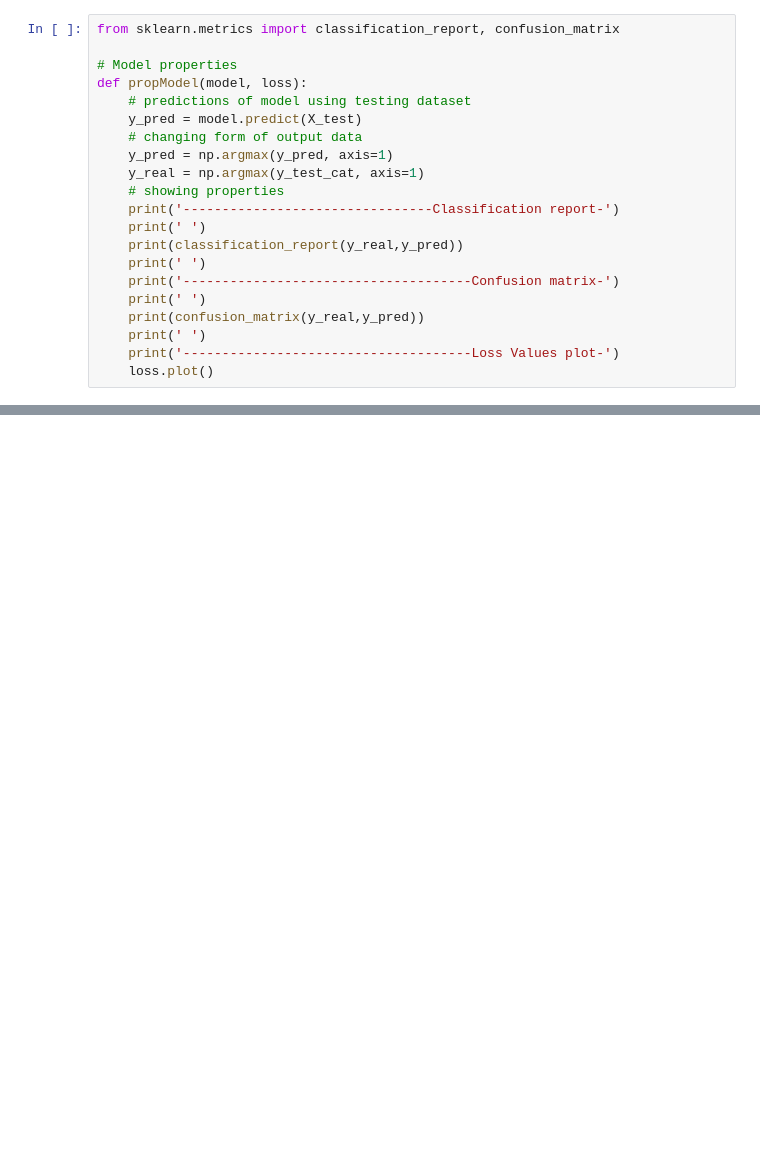
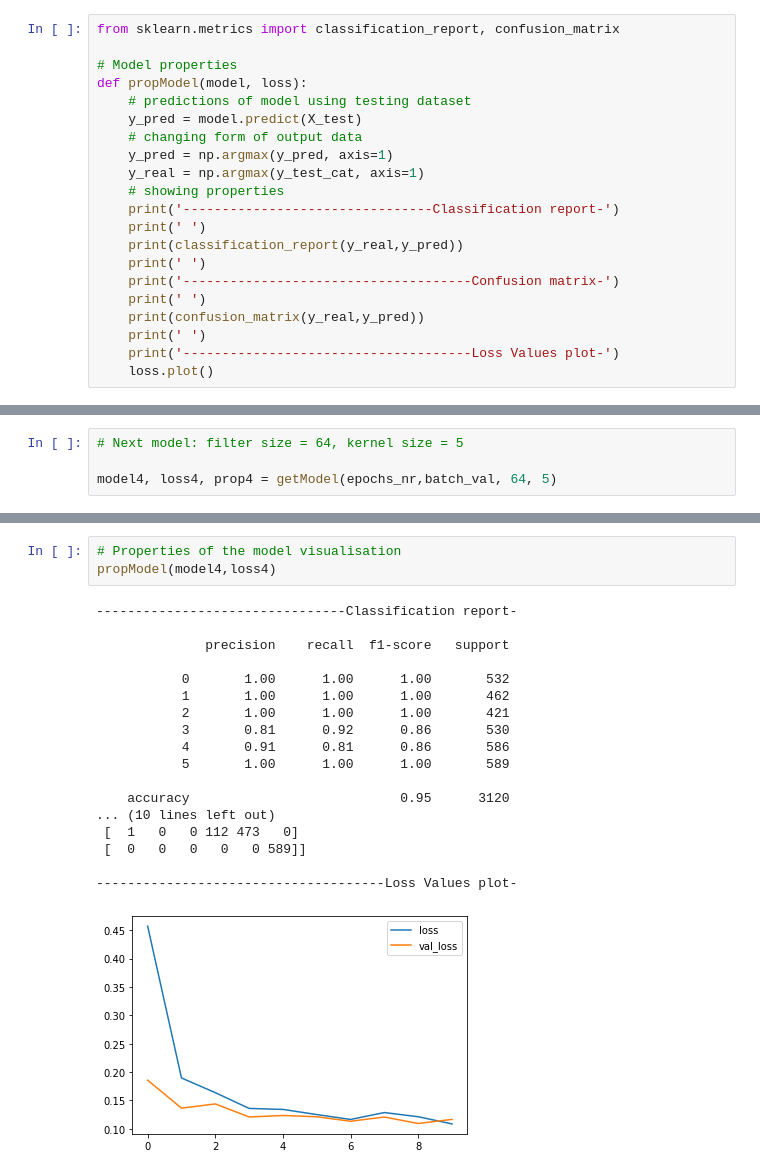
Before and after one commit to mkowalsky0/Human_Activities_Recognition, a Jupyter notebook: CNN_Model.ipynb, the cells around one changed output, grey strips where cells are left out. Cells and saved outputs as stored; diff of their text form; blank space fills up the shorter version.

```diff
--- a/CNN_Model.ipynb
+++ b/CNN_Model.ipynb
@@ -184,0 +275,4 @@ propModel(model,loss)
+# %%
+# Next model: filter size = 64, kernel size = 5
+
+model4, loss4, prop4 = getModel(epochs_nr,batch_val, 64, 5)
@@ -184,0 +297,22 @@ propModel(model,loss)
+# %%
+# Properties of the model visualisation
+propModel(model4,loss4)
+# %% [output]
+--------------------------------Classification report-
+
+              precision    recall  f1-score   support
+
+           0       1.00      1.00      1.00       532
+           1       1.00      1.00      1.00       462
+           2       1.00      1.00      1.00       421
+           3       0.81      0.92      0.86       530
+           4       0.91      0.81      0.86       586
+           5       1.00      1.00      1.00       589
+
+    accuracy                           0.95      3120
+... (10 lines left out)
+ [  1   0   0 112 473   0]
+ [  0   0   0   0   0 589]]
+
+-------------------------------------Loss Values plot-
+[figure, added]
```
Also changed, not shown: parts of 15 cells of this notebook, 5 other files.
